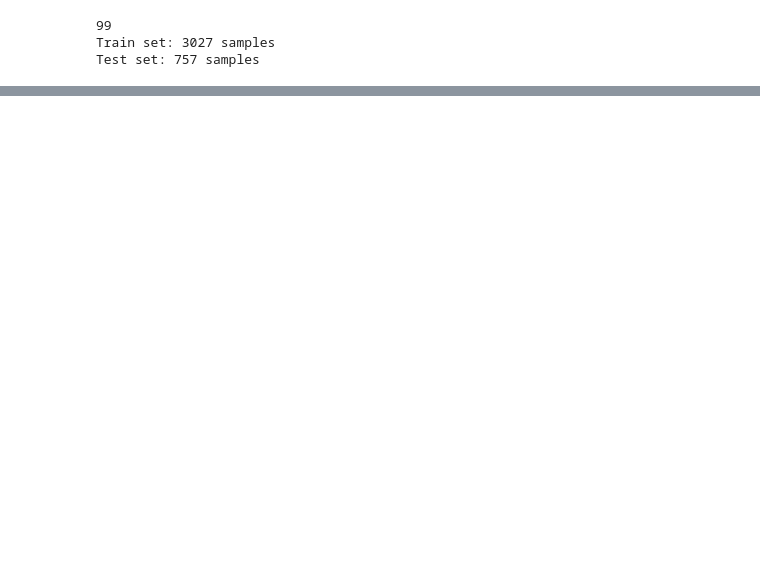
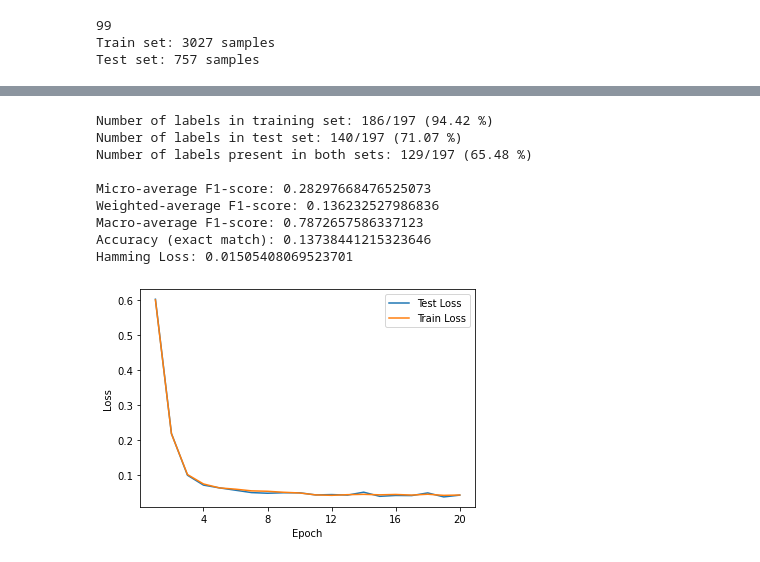
Before and after one commit to VisibaCare/SymptomMatchML, a Jupyter notebook: rnn_model.ipynb, the cells around one changed output, grey strips where cells are left out. Drawn from its saved outputs; the diff is of its cells as text; code cells hidden in the pictures; blank space fills up the shorter version.

Commit message:
Testing out the RNN model

```diff
--- a/rnn_model.ipynb
+++ b/rnn_model.ipynb
@@ -210,0 +321,16 @@ Test set: 757 samples
+# %%
+# define the model
+output_dim = len(multilab_bin.classes_)
+hidden_dim = 400
+embedding_weights = embedding_weights.to(device)
+
+model = RNN(embedding_weights, hidden_dim, output_dim)
+model.train()
+model.to(device)
+
+# number of epochs trained
+epochs_trained = 0
+
+# losses over entire train-/test-set per epoch
+train_losses = []
+test_losses = []
@@ -210,0 +406,58 @@ Test set: 757 samples
+# %%
+# set all values above threshold to 1, else 0
+th = 0.2
+y_pred = np.copy(y_pred_temp)
+y_pred[y_pred > th] = 1
+y_pred[y_pred <= th] = 0
+
+# number of labels in test set
+#labels_in_test = np.count_nonzero(np.sum(y_true, axis=0))
+label_counts_test = np.sum(multilab_bin.transform(test_dataset['labels']), axis=0)
+labels_in_test = np.count_nonzero(label_counts_test)
+
+# number of labels in train set
+label_counts_train = np.sum(multilab_bin.transform(train_dataset['labels']), axis=0)
+labels_in_train = np.count_nonzero(label_counts_train)
+
+# compute size of intersection between labels in train and test
+label_counts_test[label_counts_test > 0] = 1
+labels_bin_test = label_counts_test
+
+label_counts_train[label_counts_train > 0] = 1
+labels_bin_train = label_counts_train
+
+labels_bin_sum = labels_bin_test + labels_bin_train
+labels_intersect = np.count_nonzero(labels_bin_sum[labels_bin_sum == 2])
+
+print(f'Number of labels in training set: {labels_in_train}/{y_true.shape[1]} ({labels_in_train/y_true.shape[1]*100:.2f} %)')
+print(f'Number of labels in test set: {labels_in_test}/{y_true.shape[1]} ({labels_in_test/y_true.shape[1]*100:.2f} %)')
+print(f'Number of labels present in both sets: {labels_intersect}/{y_true.shape[1]} ({labels_intersect/y_true.shape[1]*100:.2f} %)')
+print()
+print(f"Micro-average F1-score: {f1_score(y_true, y_pred, average='micro')}")
+print(f"Weighted-average F1-score: {f1_score(y_true, y_pred, average='weighted', zero_division=1)}")
+print(f"Macro-average F1-score: {f1_score(y_true, y_pred, average='macro', zero_division=1)}")
+#print(f"Sample-average Jaccard score: {jaccard_score(y_true, y_pred, average='samples', zero_division=1)}")
+print(f"Accuracy (exact match): {accuracy_score(y_true, y_pred)}")
+print(f"Hamming Loss: {hamming_loss(y_true, y_pred)}")
+
+x = [x for x in range(1,len(train_losses)+1)]
+xticks = [x*len(train_losses)//5 for x in range(1,6)]
+plt.plot(x, test_losses)
+plt.plot(x, train_losses)
+plt.legend(['Test Loss', 'Train Loss'])
+plt.xticks(xticks,xticks)
+plt.xlabel('Epoch')
+plt.ylabel('Loss')
+#plt.gca().set_ylim([0,0.1])
+plt.show()
+# %% [output]
+Number of labels in training set: 186/197 (94.42 %)
+Number of labels in test set: 140/197 (71.07 %)
+Number of labels present in both sets: 129/197 (65.48 %)
+
+Micro-average F1-score: 0.28297668476525073
+Weighted-average F1-score: 0.136232527986836
+Macro-average F1-score: 0.7872657586337123
+Accuracy (exact match): 0.13738441215323646
+Hamming Loss: 0.01505408069523701
+[figure, added]
```
Also changed, not shown: parts of 10 cells of this notebook.
